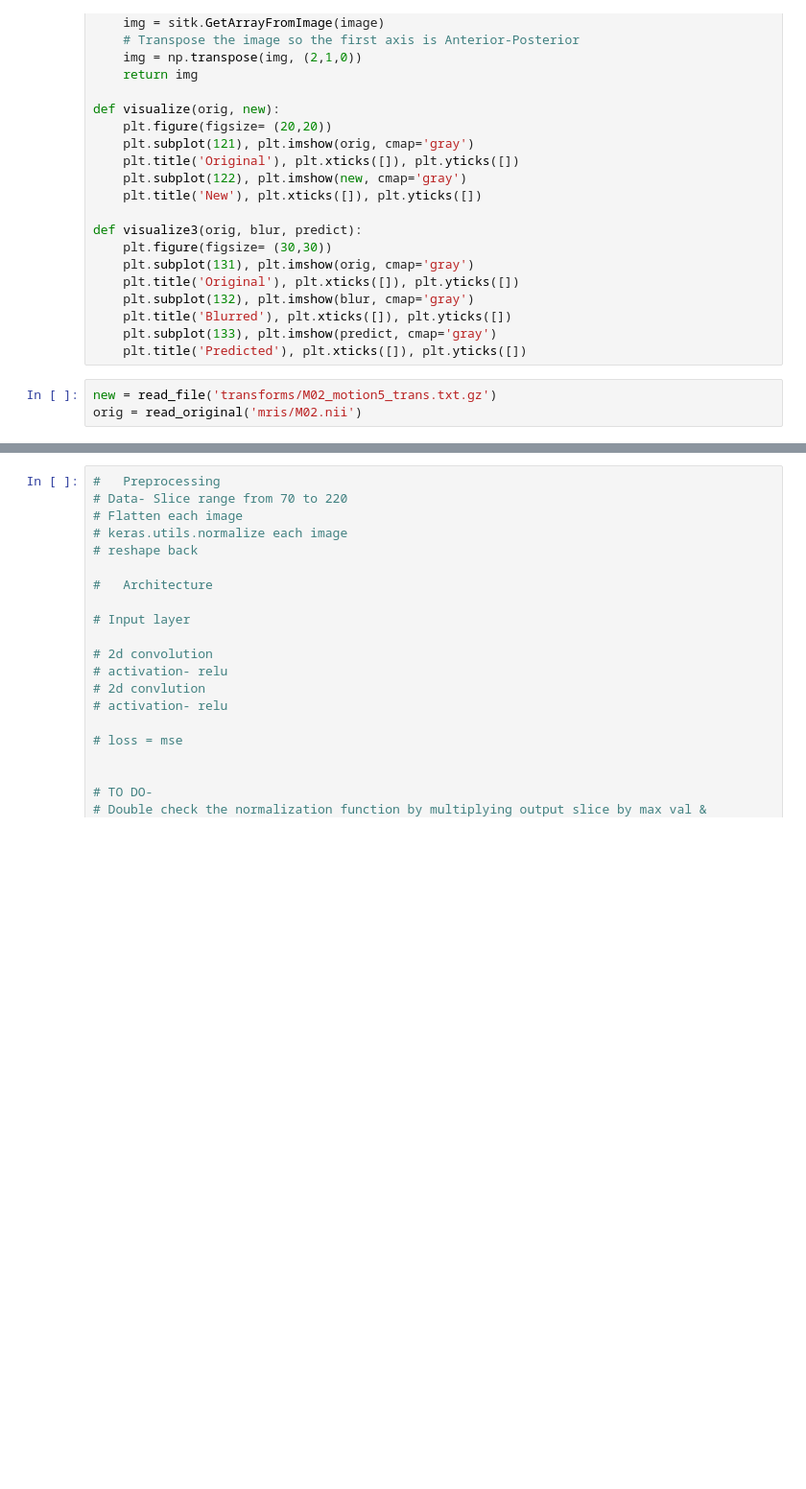
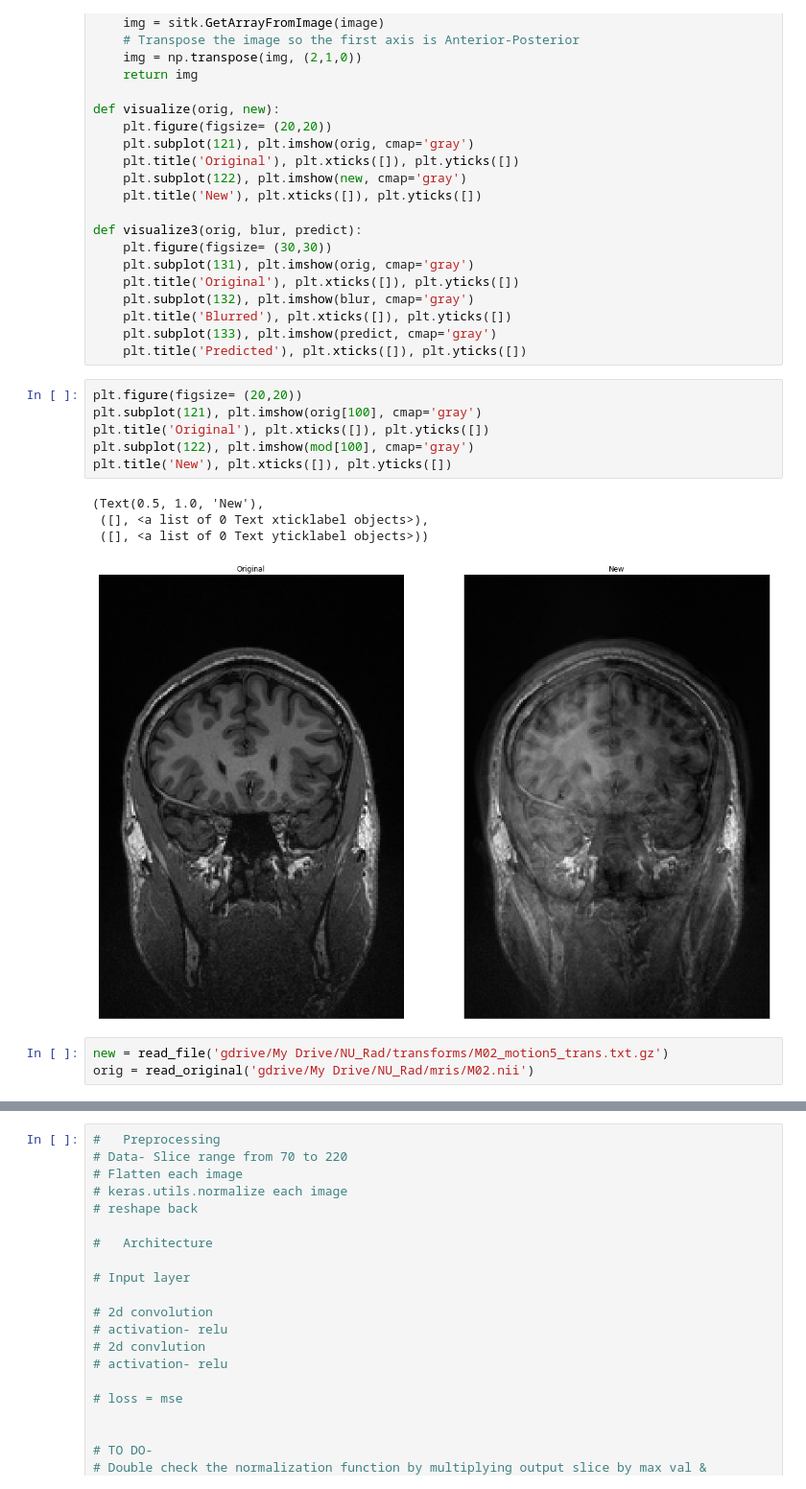
Before and after one commit to eyang9001/NU_Radiology, a Jupyter notebook: NU_RAD_Model.ipynb, the cells around one changed output, grey strips where cells are left out. Shown at 96% size. Drawn from its saved outputs; the diff is of its cells as text; blank space fills up the shorter version.

```diff
--- a/NU_RAD_Model.ipynb
+++ b/NU_RAD_Model.ipynb
@@ -54,7 +57,18 @@ def visualize3(orig, blur, predict):
     plt.title('Blurred'), plt.xticks([]), plt.yticks([])
     plt.subplot(133), plt.imshow(predict, cmap='gray')
     plt.title('Predicted'), plt.xticks([]), plt.yticks([])
+# %%
+plt.figure(figsize= (20,20))
+plt.subplot(121), plt.imshow(orig[100], cmap='gray')
+plt.title('Original'), plt.xticks([]), plt.yticks([])
+plt.subplot(122), plt.imshow(mod[100], cmap='gray')
+plt.title('New'), plt.xticks([]), plt.yticks([])
+# %% [output]
+(Text(0.5, 1.0, 'New'),
+ ([], <a list of 0 Text xticklabel objects>),
+ ([], <a list of 0 Text yticklabel objects>))
+[figure, added]
 # %%
-new = read_file('transforms/M02_motion5_trans.txt.gz')
-orig = read_original('mris/M02.nii')
+new = read_file('gdrive/My Drive/NU_Rad/transforms/M02_motion5_trans.txt.gz')
+orig = read_original('gdrive/My Drive/NU_Rad/mris/M02.nii')
 # %%
```
Also changed, not shown: parts of 14 cells of this notebook.
